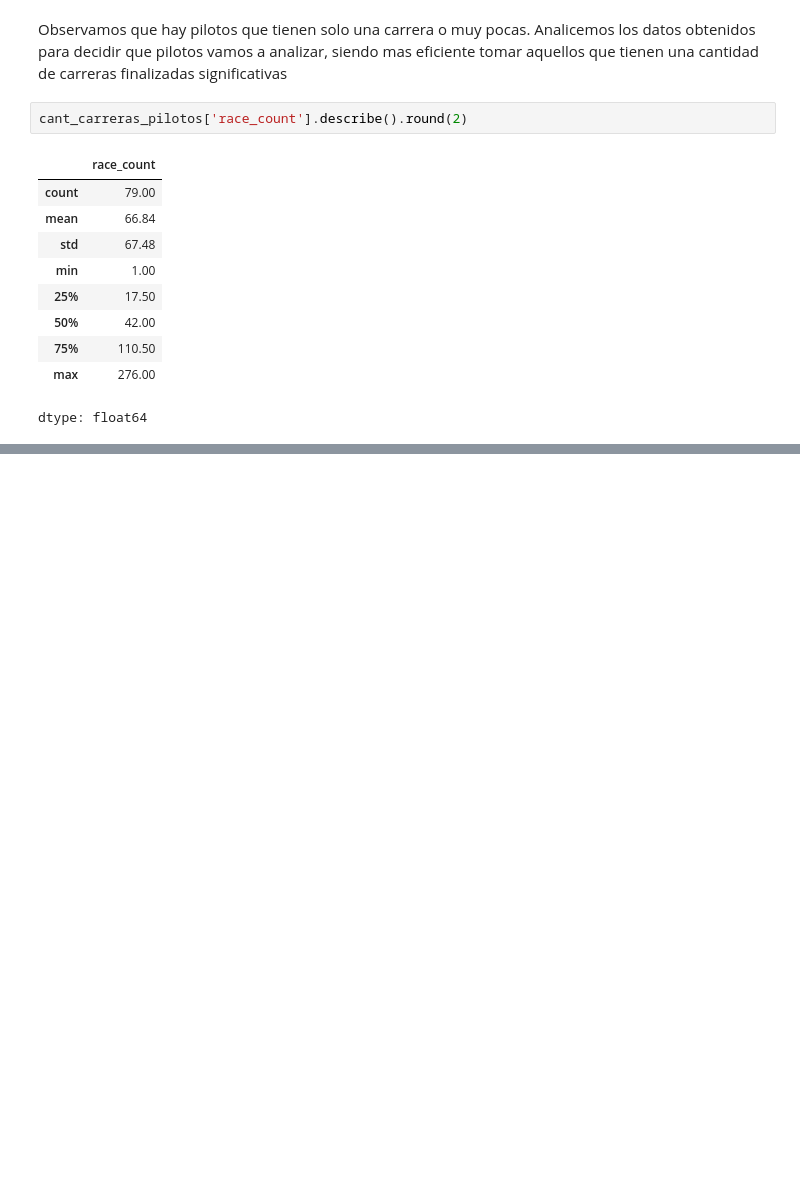
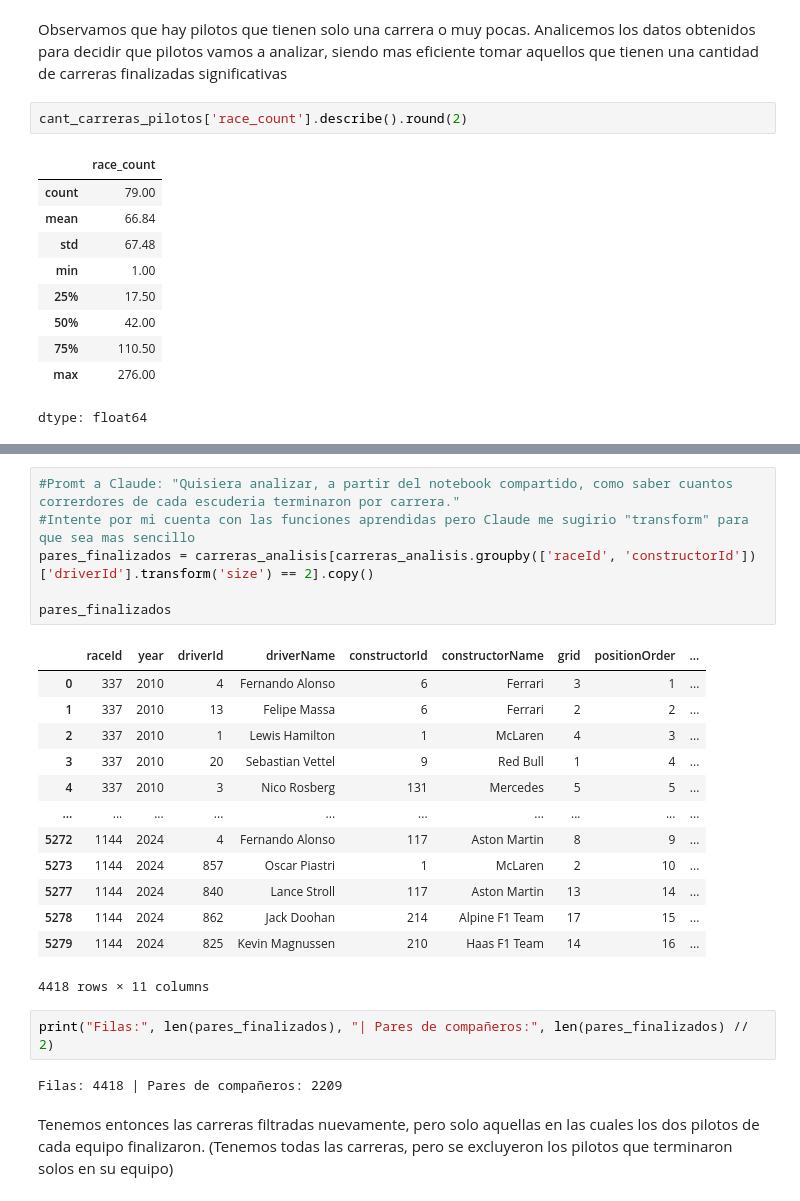
Before and after one commit to Joaquin-Lobato-Adinolfi/TP_LMC_F1_Analysis, a Jupyter notebook: TP_LMC_F1_Analysis.ipynb, the cells around one changed output, grey strips where cells are left out. Saved outputs shown, nothing was run; the diff lists cells and outputs as text; blank space fills up the shorter version.

```diff
--- a/TP_LMC_F1_Analysis.ipynb
+++ b/TP_LMC_F1_Analysis.ipynb
@@ -1025,0 +1146,26 @@ Por el momento, no descartaremos pilotos pero si observaremos de los datos que l
+# %%
+#Promt a Claude: "Quisiera analizar, a partir del notebook compartido, como saber cuantos correrdores de cada escuderia terminaron por carrera."
+#Intente por mi cuenta con las funciones aprendidas pero Claude me sugirio "transform" para que sea mas sencillo
+pares_finalizados = carreras_analisis[carreras_analisis.groupby(['raceId', 'constructorId'])['driverId'].transform('size') == 2].copy()
+
+pares_finalizados
+# %% [output]
+|  | raceId | year | driverId | driverName | constructorId | constructorName | grid | positionOrder | ... |
+| 0 | 337 | 2010 | 4 | Fernando Alonso | 6 | Ferrari | 3 | 1 | ... |
+| 1 | 337 | 2010 | 13 | Felipe Massa | 6 | Ferrari | 2 | 2 | ... |
+| 2 | 337 | 2010 | 1 | Lewis Hamilton | 1 | McLaren | 4 | 3 | ... |
+| 3 | 337 | 2010 | 20 | Sebastian Vettel | 9 | Red Bull | 1 | 4 | ... |
+| 4 | 337 | 2010 | 3 | Nico Rosberg | 131 | Mercedes | 5 | 5 | ... |
+| ... | ... | ... | ... | ... | ... | ... | ... | ... | ... |
+| 5272 | 1144 | 2024 | 4 | Fernando Alonso | 117 | Aston Martin | 8 | 9 | ... |
+| 5273 | 1144 | 2024 | 857 | Oscar Piastri | 1 | McLaren | 2 | 10 | ... |
+| 5277 | 1144 | 2024 | 840 | Lance Stroll | 117 | Aston Martin | 13 | 14 | ... |
+| 5278 | 1144 | 2024 | 862 | Jack Doohan | 214 | Alpine F1 Team | 17 | 15 | ... |
+| 5279 | 1144 | 2024 | 825 | Kevin Magnussen | 210 | Haas F1 Team | 14 | 16 | ... |
+4418 rows × 11 columns
+# %%
+print("Filas:", len(pares_finalizados), "| Pares de compañeros:", len(pares_finalizados) // 2)
+# %% [output]
+Filas: 4418 | Pares de compañeros: 2209
+# %% [markdown]
+Tenemos entonces las carreras filtradas nuevamente, pero solo aquellas en las cuales los dos pilotos de cada equipo finalizaron. (Tenemos todas las carreras, pero se excluyeron los pilotos que terminaron solos en su equipo)
```
Also changed, not shown: parts of 37 cells of this notebook.
